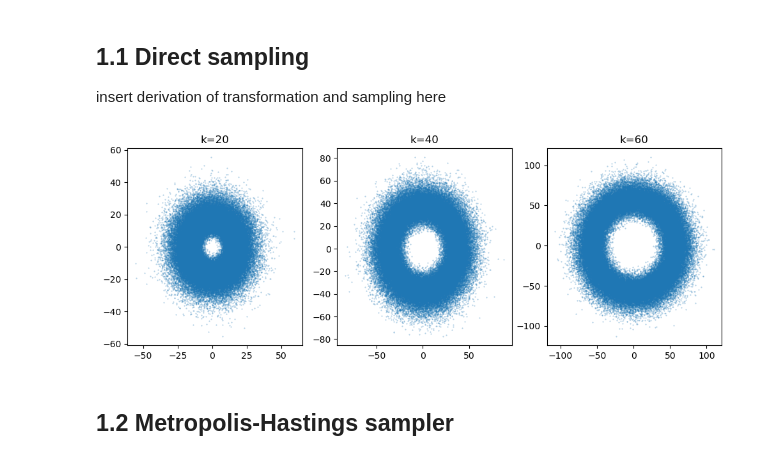
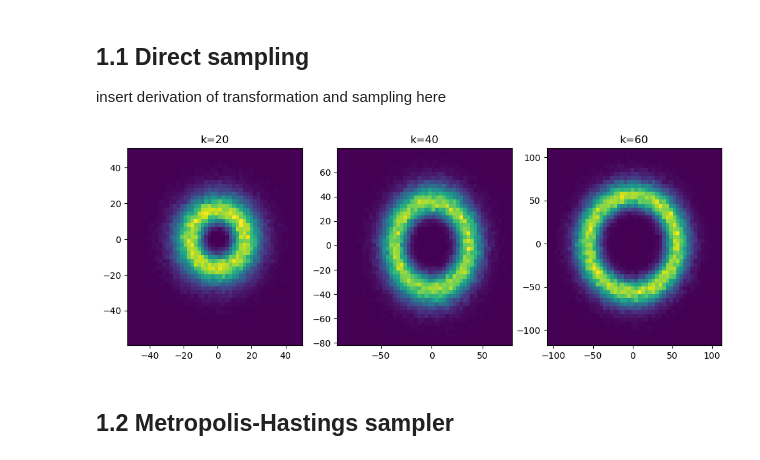
Before and after one commit to sallsdagrate/stochastic_sim_cw2, a Jupyter notebook: Stochastic Sim CW2.ipynb, the cells around one changed output. Cells and saved outputs as stored; diff of their text form; code cells hidden in the pictures.

```diff
--- a/Stochastic Sim CW2.ipynb
+++ b/Stochastic Sim CW2.ipynb
@@ -29,16 +29,17 @@ def direct_sampling(k, N=100000):
 # %%
 ks = [20, 40, 60]
 
 fig, ax = plt.subplots(ncols=3, nrows=1, figsize=(12, 4))
 
 for i, k in enumerate(ks):
     x, y = direct_sampling(k=k)
-    ax[i].scatter(x, y, s=0.2, alpha=0.4)
+    # ax[i].scatter(x, y, s=0.2, alpha=0.4)
+    ax[i].hist2d(x, y, bins=50, cmap='viridis')
     ax[i].set_title(f'k={k}')
 
 plt.show()
 # %% [output]
-[figure, old version]
+[figure, new version]
 # %% [markdown]
 ## 1.2 Metropolis-Hastings sampler
 # %%
```
Also changed, not shown: parts of 20 cells of this notebook.
